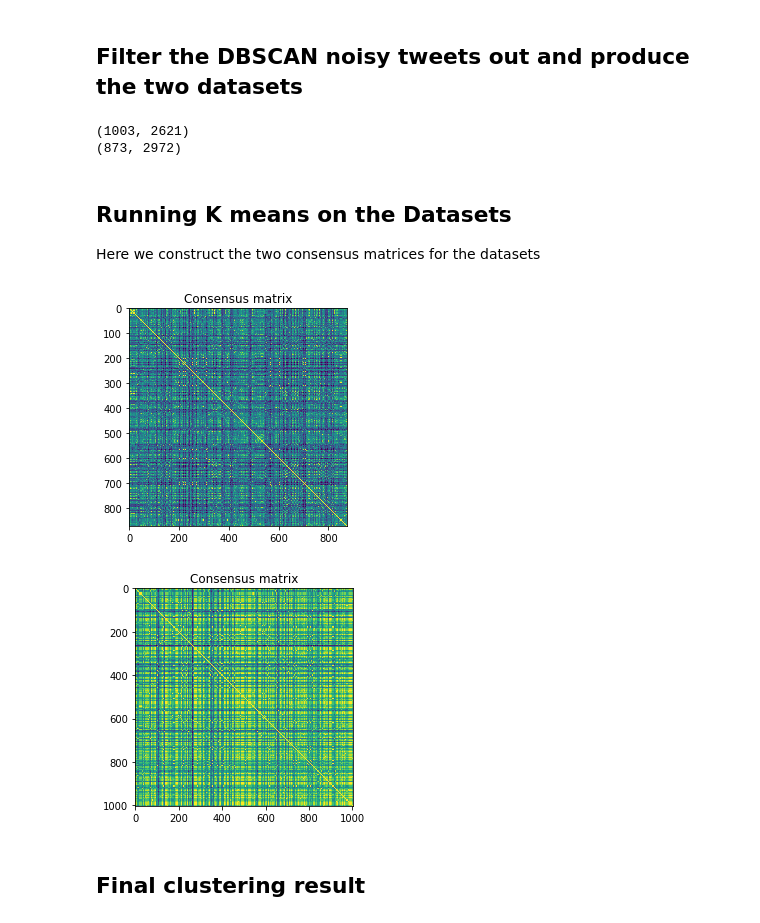
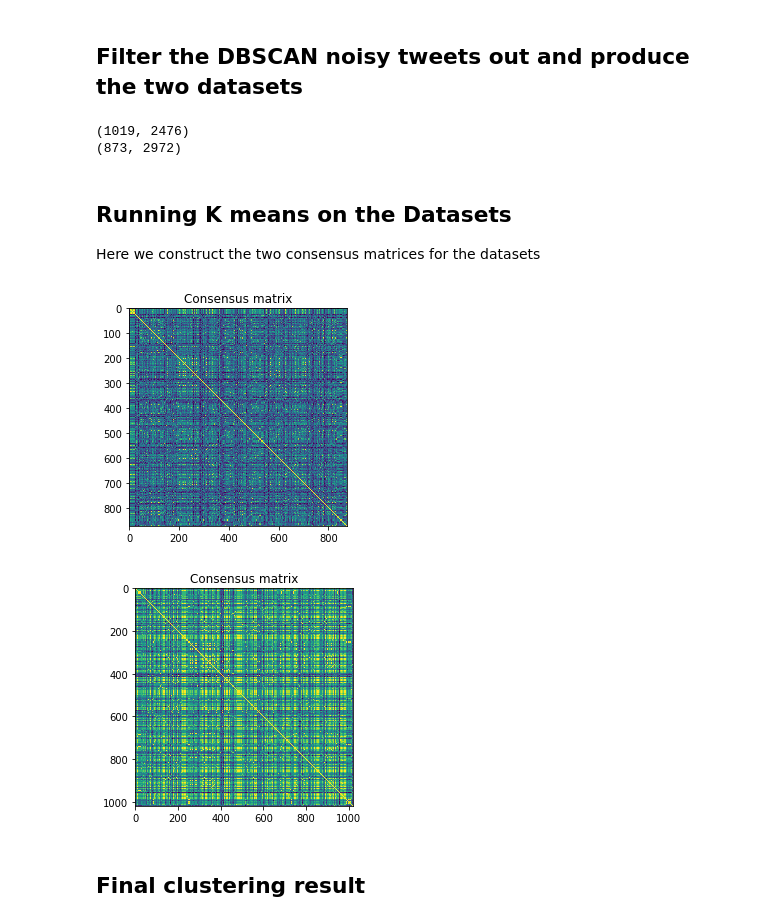
Before and after one commit to satyamkapoor/project_dataanalysis, a Jupyter notebook: Data Project.ipynb, the cells around one changed output. Saved outputs shown, nothing was run; the diff lists cells and outputs as text; code cells hidden in the pictures.

```diff
--- a/Data Project.ipynb
+++ b/Data Project.ipynb
@@ -312,6 +312,3 @@ kmeans_filtered_tweets = []
 for i in range(len(all_tweets)):
     if row_mean[i] >= matrix_mean:
         kmeans_filtered_tweets.append(all_tweets[i])
-
-kmeans_filtered_tweets = tweet_tfidf_features(kmeans_filtered_tweets)
-kmeans_filtered_tweets.shape
@@ -391,13 +386,16 @@ for i in range(0, consensus_DBSCAN.shape[0]):
     if consensus_DBSCAN_results[i][0] == 1:
         dbscan_filtered_tweets.append(all_tweets[i])
 
-dbscan_filtered_tweets = tweet_tfidf_features(dbscan_filtered_tweets)
 
 
-print(kmeans_filtered_tweets.shape)
-print(dbscan_filtered_tweets.shape) #it stores the filtered tweet's tfidf
+kmeans_filtered_tweets_idf = tweet_tfidf_features(kmeans_filtered_tweets)
+dbscan_filtered_tweets_idf = tweet_tfidf_features(dbscan_filtered_tweets)
+
+
+print(kmeans_filtered_tweets_idf.shape)
+print(dbscan_filtered_tweets_idf.shape) #it stores the filtered tweet's tfidf
 # %% [output]
-(1003, 2621)
+(1019, 2476)
 (873, 2972)
 # %% [markdown]
 <a id='section5'></a>
@@ -408,13 +406,13 @@ Here we construct the two consensus matrices for the datasets
 # %%
 mink = 2
 maxk = 12
 
 
-consensus_kmeans = consensus_matrix_kmeans(mink, maxk, dbscan_filtered_tweets)
-consensus_dbscan = consensus_matrix_kmeans(mink, maxk, kmeans_filtered_tweets)
+consensus_kmeans = consensus_matrix_kmeans(mink, maxk, dbscan_filtered_tweets_idf)
+consensus_dbscan = consensus_matrix_kmeans(mink, maxk, kmeans_filtered_tweets_idf)
 # %% [output]
-[figure, old version]
+[figure, new version]
-[figure, old version]
+[figure, new version]
 # %% [markdown]
 ## Final clustering result
 # %%
```
Also changed, not shown: parts of 6 cells of this notebook.
